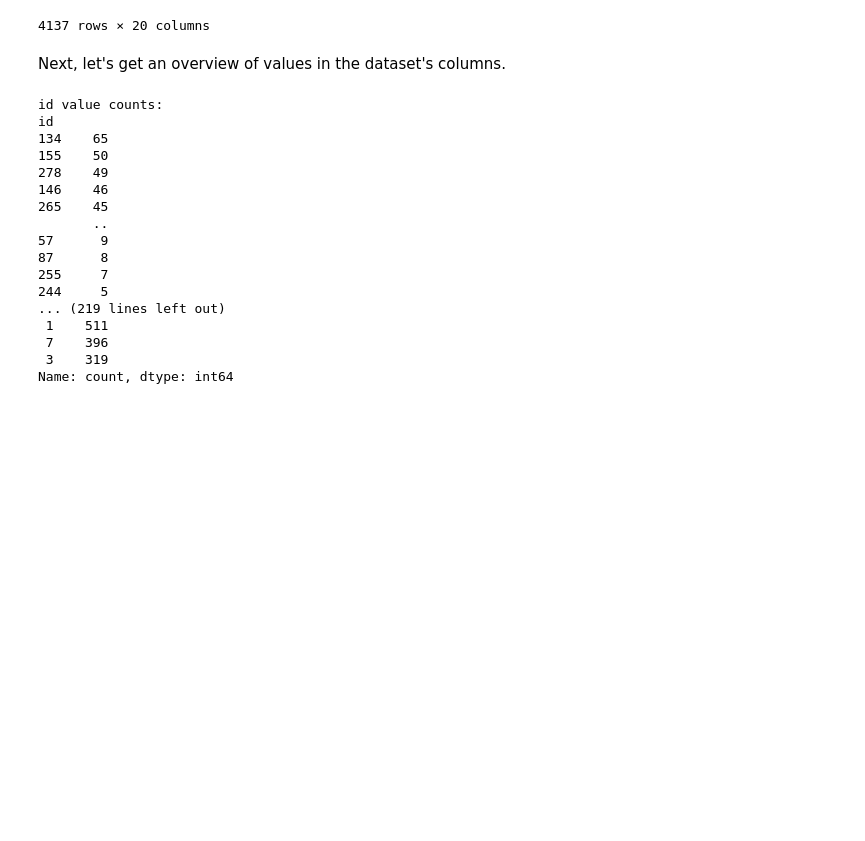
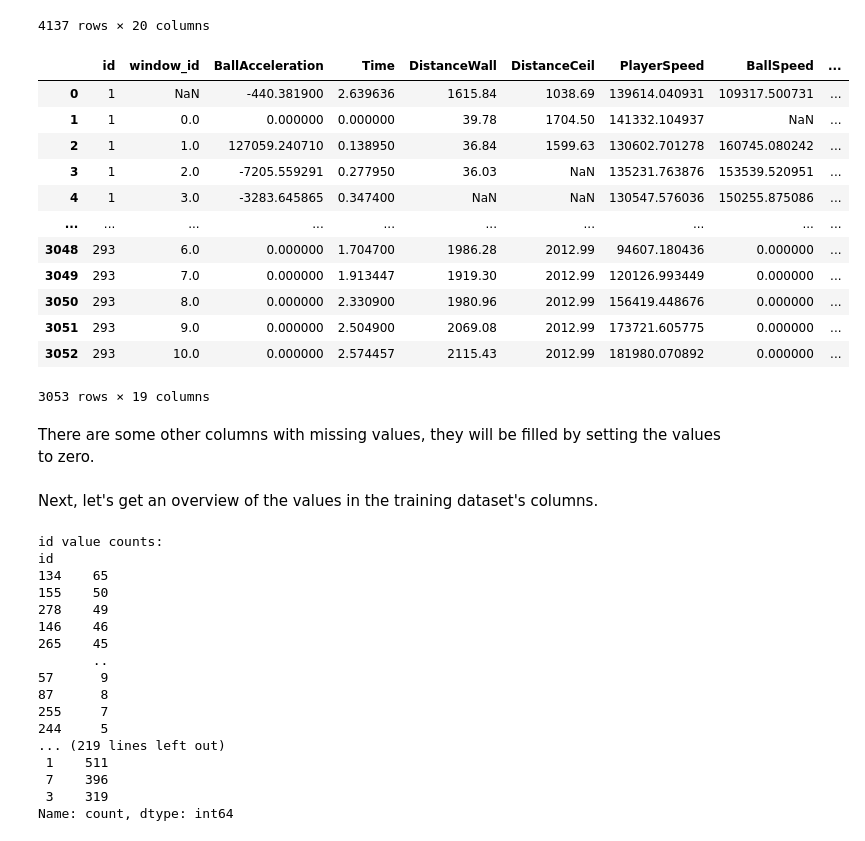
Before and after one commit to Jan-Celin/rocket-league-trickshot-classifier, a Jupyter notebook: RocketLeagueTrickshots.ipynb, the cells around one changed output. Cells and saved outputs as stored; diff of their text form; code cells hidden in the pictures; blank space fills up the shorter version.

```diff
--- a/RocketLeagueTrickshots.ipynb
+++ b/RocketLeagueTrickshots.ipynb
@@ -73,3 +104,22 @@ df_train.drop('DistanceBall', axis=1)
 | 4135 | 297 | 13.0 | 0.000000 | 2.300599 | 3160.95 | 2005.86 | 221196.340110 | 0.000000 | ... |
 | 4136 | 297 | 14.0 | 0.000000 | 2.474537 | 3257.81 | 2013.32 | 219604.286538 | 0.000000 | ... |
 4137 rows × 20 columns
+# %%
+df_test = df_test.loc[:,~df_test.columns.str.endswith('_skew')]
+df_test.drop('DistanceBall', axis=1)
+# %% [output]
+|  | id | window_id | BallAcceleration | Time | DistanceWall | DistanceCeil | PlayerSpeed | BallSpeed | ... |
+| 0 | 1 | NaN | -440.381900 | 2.639636 | 1615.84 | 1038.69 | 139614.040931 | 109317.500731 | ... |
+| 1 | 1 | 0.0 | 0.000000 | 0.000000 | 39.78 | 1704.50 | 141332.104937 | NaN | ... |
+| 2 | 1 | 1.0 | 127059.240710 | 0.138950 | 36.84 | 1599.63 | 130602.701278 | 160745.080242 | ... |
+| 3 | 1 | 2.0 | -7205.559291 | 0.277950 | 36.03 | NaN | 135231.763876 | 153539.520951 | ... |
+| 4 | 1 | 3.0 | -3283.645865 | 0.347400 | NaN | NaN | 130547.576036 | 150255.875086 | ... |
+| ... | ... | ... | ... | ... | ... | ... | ... | ... | ... |
+| 3048 | 293 | 6.0 | 0.000000 | 1.704700 | 1986.28 | 2012.99 | 94607.180436 | 0.000000 | ... |
+| 3049 | 293 | 7.0 | 0.000000 | 1.913447 | 1919.30 | 2012.99 | 120126.993449 | 0.000000 | ... |
+| 3050 | 293 | 8.0 | 0.000000 | 2.330900 | 1980.96 | 2012.99 | 156419.448676 | 0.000000 | ... |
+| 3051 | 293 | 9.0 | 0.000000 | 2.504900 | 2069.08 | 2012.99 | 173721.605775 | 0.000000 | ... |
+| 3052 | 293 | 10.0 | 0.000000 | 2.574457 | 2115.43 | 2012.99 | 181980.070892 | 0.000000 | ... |
+3053 rows × 19 columns
+# %% [markdown]
+There are some other columns with missing values, they will be filled by setting the values to zero.
@@ -76,5 +129,5 @@ df_train.drop('DistanceBall', axis=1)
 # %% [markdown]
-Next, let's get an overview of values in the dataset's columns.
+Next, let's get an overview of the values in the training dataset's columns.
 # %%
 for col in df_train.columns:
     print(f"{col} value counts:")
```
Also changed, not shown: parts of 46 cells of this notebook, 1 other file.
